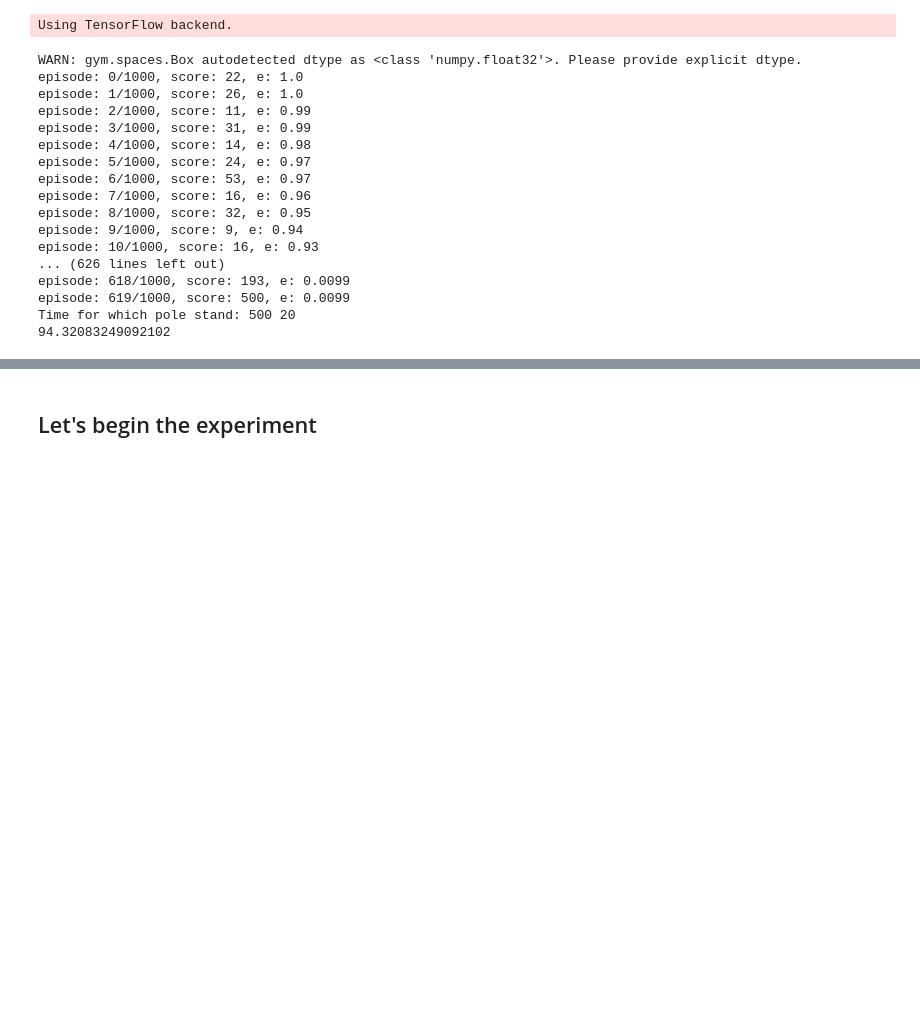
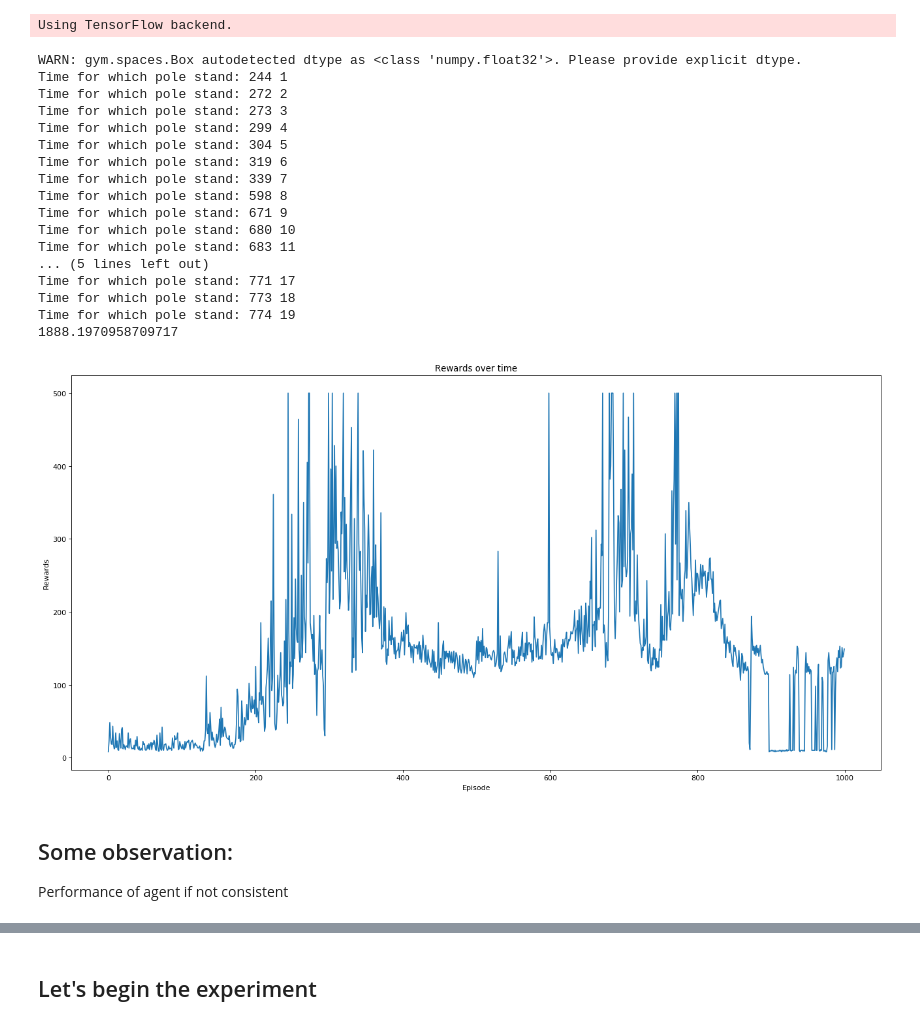
Before and after one commit to adityauser/Quest-RL, a Jupyter notebook: Phase1/Phase1.ipynb, the cells around one changed output, grey strips where cells are left out. Drawn from its saved outputs; the diff is of its cells as text; code cells hidden in the pictures; blank space fills up the shorter version.

```diff
--- a/Phase1/Phase1.ipynb
+++ b/Phase1/Phase1.ipynb
@@ -78,6 +78,7 @@ class DQNAgent:
 # After 500 time steps the game automaticly terminates
 
 EPISODES = 1000
+result = []
 
 def run():
     env = gym.make('CartPole-v1')
@@ -112,12 +113,15 @@ def run():
             '''
             agent.pev_model=agent.model # LoL LoL... Dude it's python
             if done:
+                result.append(timestep)
+                '''
                 print("episode: {}/{}, score: {}, e: {:.2}"
                       .format(e, EPISODES, timestep, agent.epsilon))
+                '''
                 break
         if timestep>=499 :
             vally+=1
-            print("Time for which pole stand:",timestep,vally)
+            print("Time for which pole stand:",e,vally)
             if vally==20:
                 break
                 print("Done after episode:",e-1)
@@ -130,22 +134,39 @@ def run():
 agent = run()
 # %% [output]
 WARN: gym.spaces.Box autodetected dtype as <class 'numpy.float32'>. Please provide explicit dtype.
-episode: 0/1000, score: 22, e: 1.0
-episode: 1/1000, score: 26, e: 1.0
-episode: 2/1000, score: 11, e: 0.99
-episode: 3/1000, score: 31, e: 0.99
-episode: 4/1000, score: 14, e: 0.98
-episode: 5/1000, score: 24, e: 0.97
-episode: 6/1000, score: 53, e: 0.97
-episode: 7/1000, score: 16, e: 0.96
-episode: 8/1000, score: 32, e: 0.95
-episode: 9/1000, score: 9, e: 0.94
-episode: 10/1000, score: 16, e: 0.93
-... (626 lines left out)
-episode: 618/1000, score: 193, e: 0.0099
-episode: 619/1000, score: 500, e: 0.0099
-Time for which pole stand: 500 20
-94.32083249092102
+Time for which pole stand: 244 1
+Time for which pole stand: 272 2
+Time for which pole stand: 273 3
+Time for which pole stand: 299 4
+Time for which pole stand: 304 5
+Time for which pole stand: 319 6
+Time for which pole stand: 339 7
+Time for which pole stand: 598 8
+Time for which pole stand: 671 9
+Time for which pole stand: 680 10
+Time for which pole stand: 683 11
+... (5 lines left out)
+Time for which pole stand: 771 17
+Time for which pole stand: 773 18
+Time for which pole stand: 774 19
+1888.1970958709717
+# %%
+import matplotlib.pyplot as plt
+
+plt.figure(num=None, figsize=(20,10), dpi=80, facecolor='w', edgecolor='k')
+
+plt.plot(result)
+plt.xlabel('Episode')
+plt.ylabel('Rewards')
+plt.title('Rewards over time')
+#plt.savefig("./cartpole_ddqn.png")
+
+plt.show()
+# %% [output]
+[figure, added]
+# %% [markdown]
+## Some observation:
+Performance of agent if not consistent
 # %%
 def policy_evaluation(env,agent):
     avg=0
```
Also changed, not shown: parts of 6 cells of this notebook.
